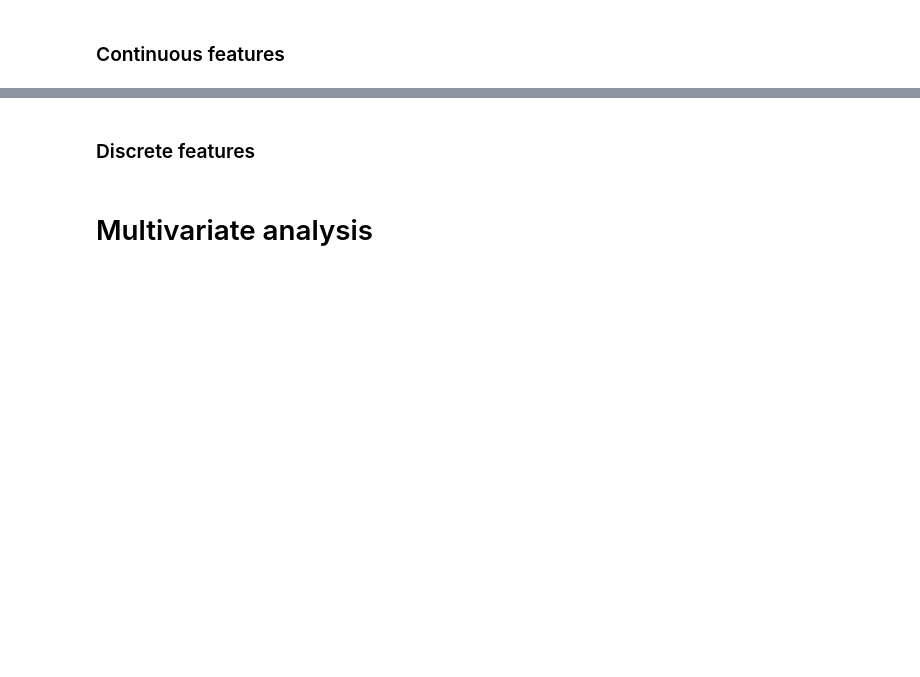
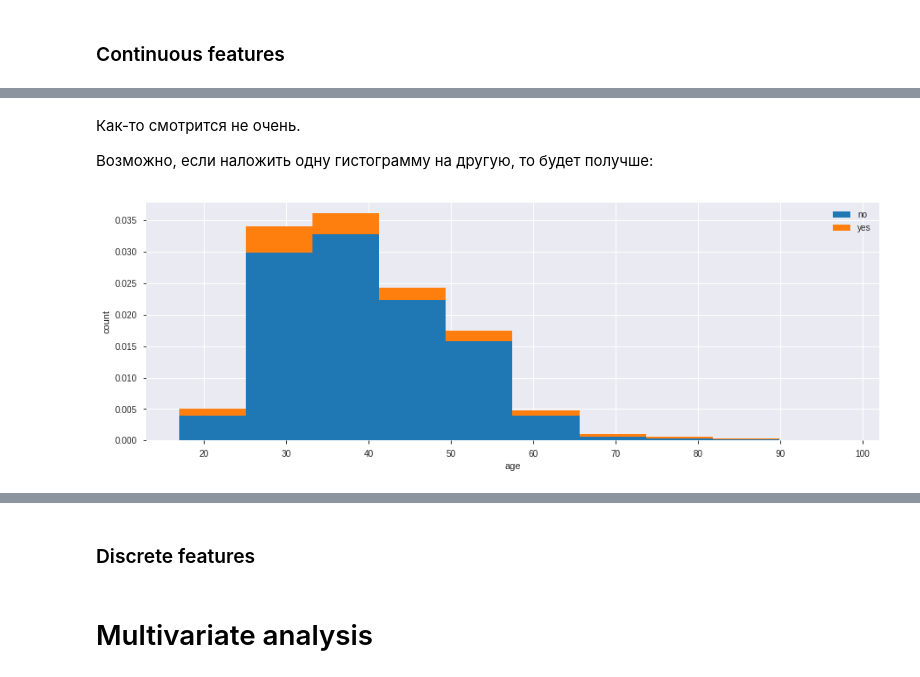
Before and after one commit to IooHooI/DATA_PREPARATION, a Jupyter notebook: notebooks/EDA.ipynb, the cells around one changed output, grey strips where cells are left out. Drawn from its saved outputs; the diff is of its cells as text; code cells hidden in the pictures; blank space fills up the shorter version.

```diff
--- a/notebooks/EDA.ipynb
+++ b/notebooks/EDA.ipynb
@@ -407,0 +463,18 @@ profiling_report.get_rejected_variables()
+# %% [markdown]
+Как-то смотрится не очень.
+
+Возможно, если наложить одну гистограмму на другую, то будет получше:
+# %%
+plt.figure(figsize=(15, 5))
+plt.hist(
+    [data[data.y == 'no'][continuous_features[0]], data[data.y == 'yes'][continuous_features[0]]],
+    label=['no', 'yes'],
+    density=True,
+    stacked=True
+)
+plt.legend()
+plt.xlabel('age')
+plt.ylabel('count')
+plt.show()
+# %% [output]
+[figure, added]
```
Also changed, not shown: parts of 43 cells of this notebook.
